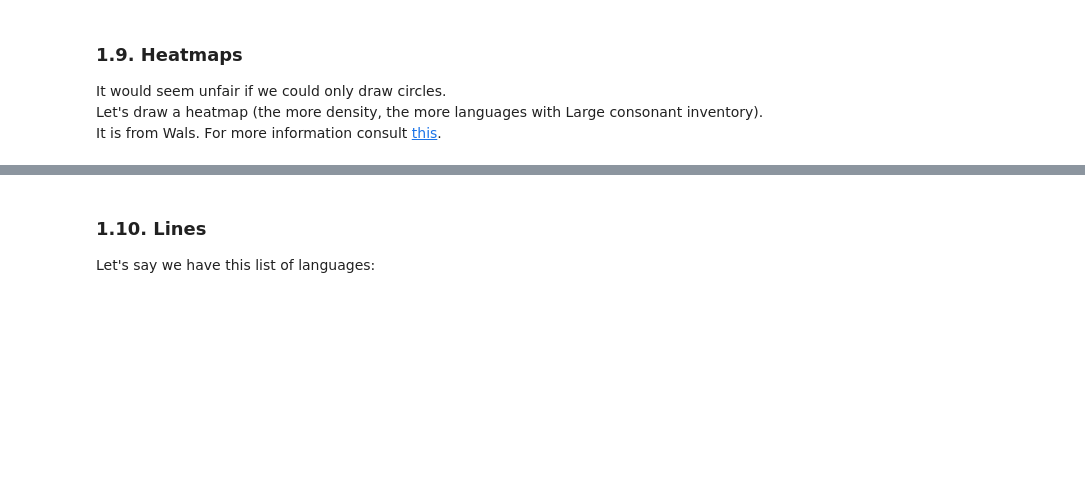
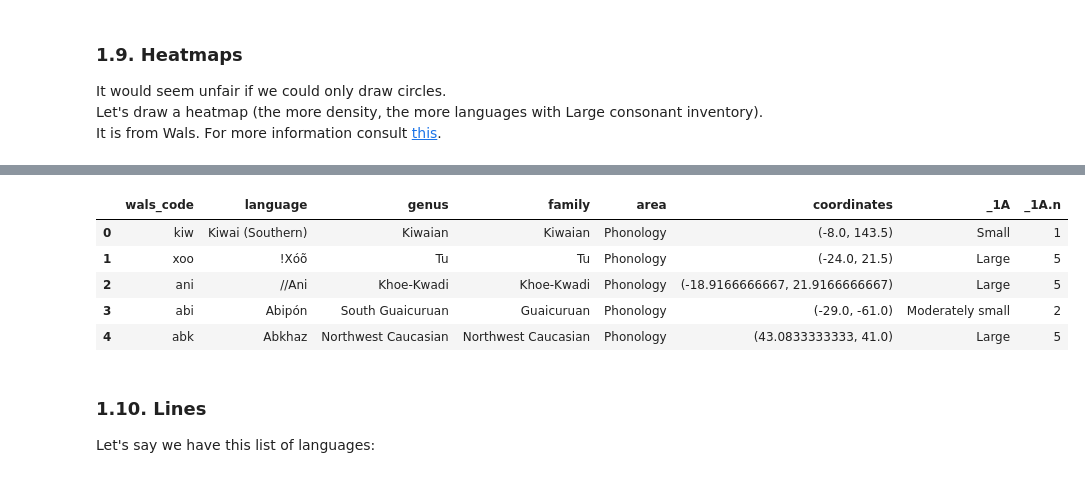
Before and after one commit to OneAdder/lingtypology, a Jupyter notebook: docs/maps.ipynb, the cells around one changed output, grey strips where cells are left out. Drawn from its saved outputs; the diff is of its cells as text; code cells hidden in the pictures; blank space fills up the shorter version.

```diff
--- a/docs/maps.ipynb
+++ b/docs/maps.ipynb
@@ -166,6 +166,15 @@ The World Atlas of Language Structures Online.
 Leipzig: Max Planck Institute for Evolutionary Anthropology.
 (Available online at http://wals.info/chapter/1, Accessed on 2019-05-19.)
 [interactive output not drawn]
+# %%
+wals_page.head()
+# %% [output]
+|  | wals_code | language | genus | family | area | coordinates | _1A | _1A.n |
+| 0 | kiw | Kiwai (Southern) | Kiwaian | Kiwaian | Phonology | (-8.0, 143.5) | Small | 1 |
+| 1 | xoo | !Xóõ | Tu | Tu | Phonology | (-24.0, 21.5) | Large | 5 |
+| 2 | ani | //Ani | Khoe-Kwadi | Khoe-Kwadi | Phonology | (-18.9166666667, 21.9166666667) | Large | 5 |
+| 3 | abi | Abipón | South Guaicuruan | Guaicuruan | Phonology | (-29.0, -61.0) | Moderately small | 2 |
+| 4 | abk | Abkhaz | Northwest Caucasian | Northwest Caucasian | Phonology | (43.0833333333, 41.0) | Large | 5 |
 # %% [markdown]
 ### 1.10. Lines <a name="lines"></a>
 
```
Also changed, not shown: 2 other files.
